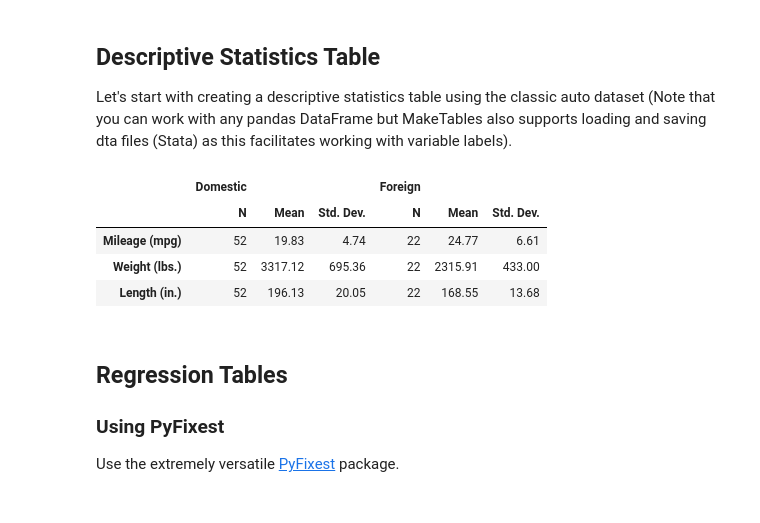
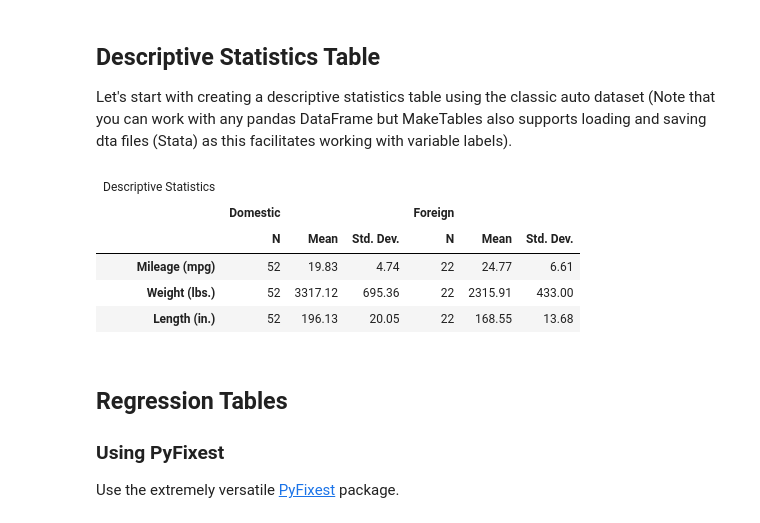
Before and after one commit to dsliwka/maketables, a Jupyter notebook: getting-started.ipynb, the cells around one changed output. Saved outputs shown, nothing was run; the diff lists cells and outputs as text; code cells hidden in the pictures.

```diff
--- a/getting-started.ipynb
+++ b/getting-started.ipynb
@@ -38,8 +38,10 @@ import maketables as mt
 df = mt.import_dta("https://www.stata-press.com/data/r18/auto.dta")
 # %%
 # Create descriptive statistics table
-mt.DTable(df, vars=["mpg","weight","length"], bycol=["foreign"])
+mt.DTable(df, vars=["mpg","weight","length"], bycol=["foreign"],
+          caption="Descriptive Statistics")
 # %% [output]
+| Descriptive Statistics |  |  |  |  |  |  |
 |  | Domestic |  |  | Foreign |  |  |
 |  | N | Mean | Std. Dev. | N | Mean | Std. Dev. |
 | Mileage (mpg) | 52 | 19.83 | 4.74 | 22 | 24.77 | 6.61 |
```
Also changed, not shown: parts of 3 cells of this notebook, 6 other files.
